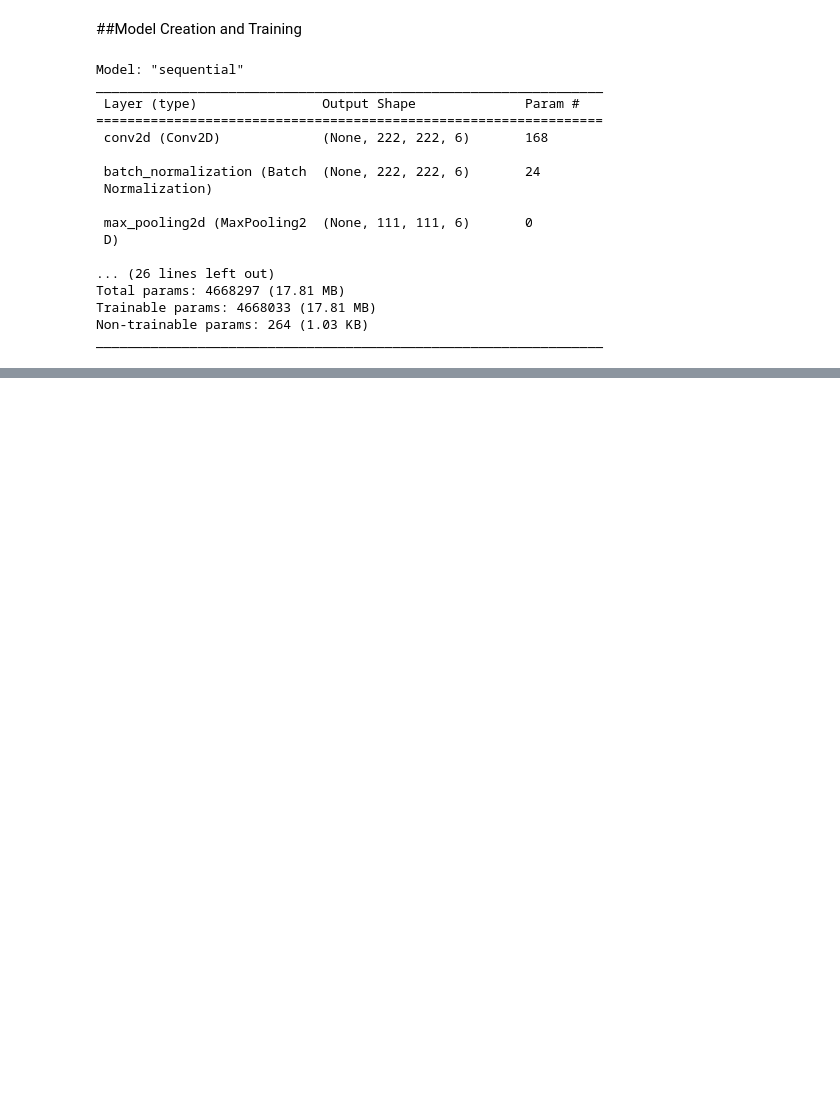
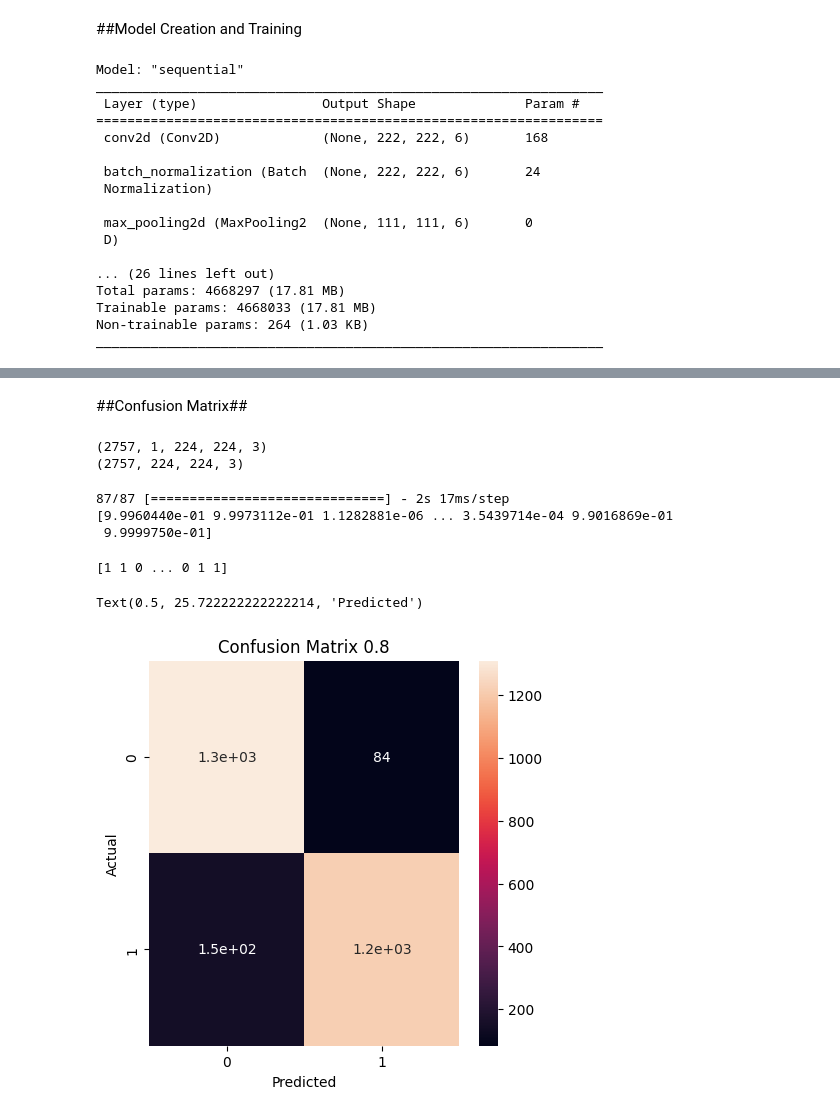
Before and after one commit to norulwahab/nor_python_ml, a Jupyter notebook: Malaria_cnn_Custom_model.ipynb, the cells around one changed output, grey strips where cells are left out. Saved outputs shown, nothing was run; the diff lists cells and outputs as text; code cells hidden in the pictures; blank space fills up the shorter version.

```diff
--- a/Malaria_cnn_Custom_model.ipynb
+++ b/Malaria_cnn_Custom_model.ipynb
@@ -182,0 +191,41 @@ lenet_custom_model.predict(test_dataset.take(1))[0][0]
+# %% [markdown]
+##Confusion Matrix##
+# %%
+labels = []
+temp_input =[]
+for x,y in test_dataset.as_numpy_iterator():
+  labels.append(y)
+  temp_input.append(x)
+# %%
+print(np.array(temp_input).shape)
+print(np.array(temp_input)[:,0,...].shape)
+temp_input = np.array(temp_input)[:,0,...]
+# %% [output]
+(2757, 1, 224, 224, 3)
+(2757, 224, 224, 3)
+# %%
+predicted = lenet_custom_model.predict(temp_input)
+predicted = predicted[:,0]
+print(predicted)
+# %% [output]
+87/87 [==============================] - 2s 17ms/step
+[9.9960440e-01 9.9973112e-01 1.1282881e-06 ... 3.5439714e-04 9.9016869e-01
+ 9.9999750e-01]
+# %%
+labels = np.array([i[0] for i in labels])
+print(np.array(labels))
+# %% [output]
+[1 1 0 ... 0 1 1]
+# %%
+threshold = 0.8
+cm = confusion_matrix(labels, predicted > threshold)
+#print(cm)
+
+plt.figure(figsize=(5,5))
+sns.heatmap(cm, annot=True)
+plt.title('Confusion Matrix {}'.format(threshold))
+plt.ylabel('Actual')
+plt.xlabel('Predicted')
+# %% [output]
+Text(0.5, 25.722222222222214, 'Predicted')
+[figure, added]
```
Also changed, not shown: parts of 13 cells of this notebook.
